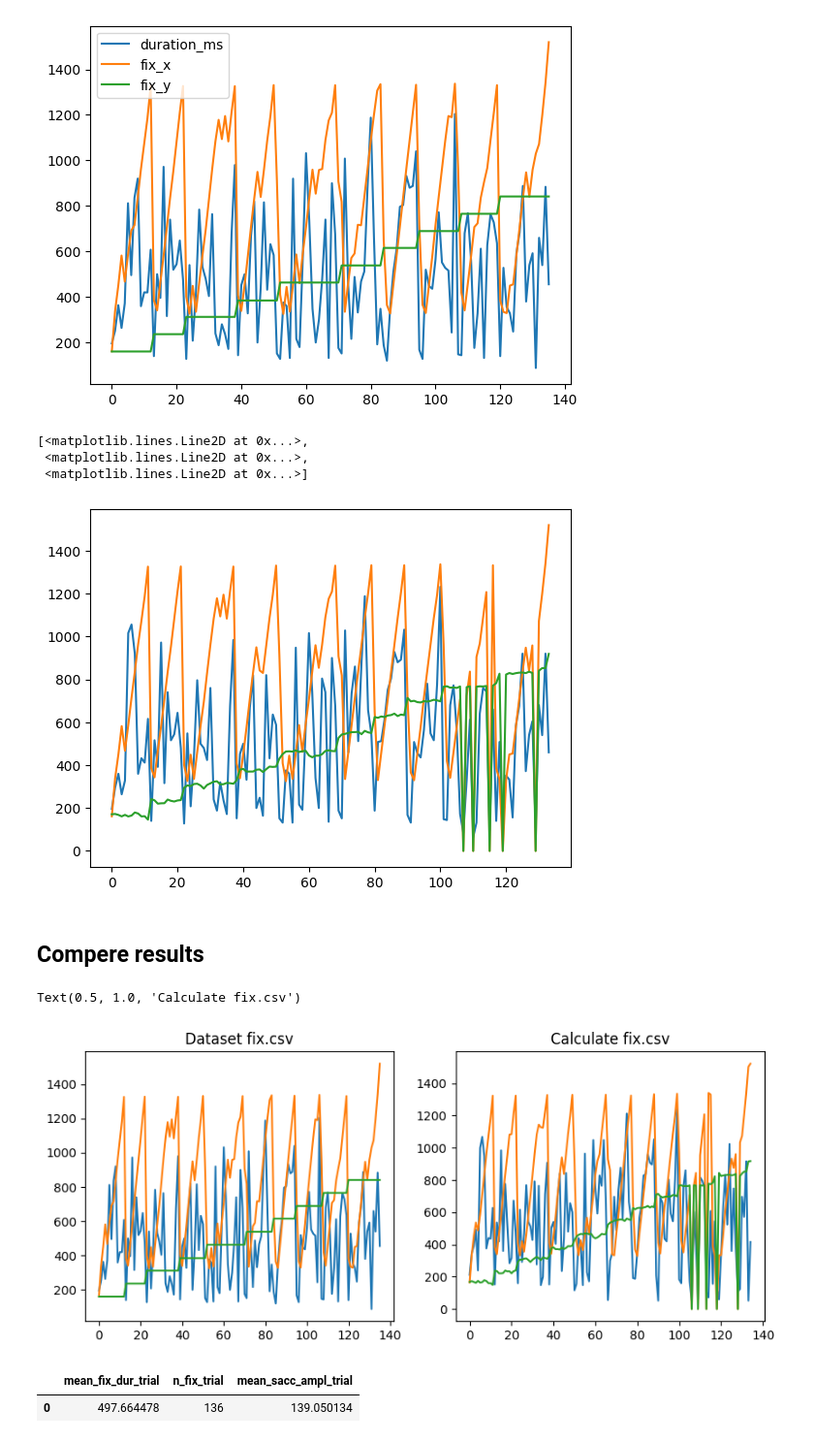
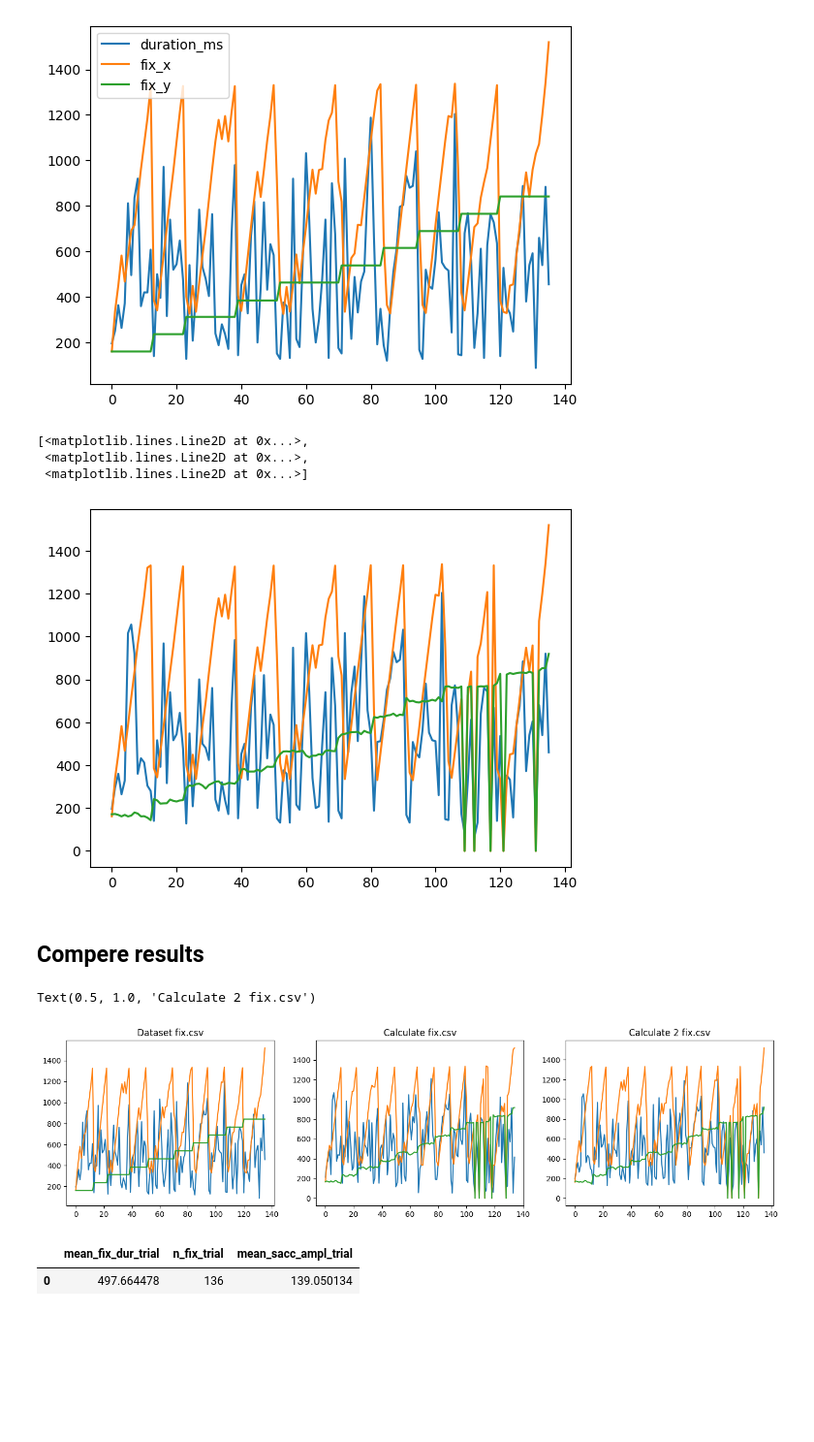
Before and after one commit to Maelle05/DyslexIA, a Jupyter notebook: preprocessing-row-metrics-fix/test.ipynb, the cells around one changed output. Shown at 97% size. Saved outputs shown, nothing was run; the diff lists cells and outputs as text; code cells hidden in the pictures; blank space fills up the shorter version.

```diff
--- a/preprocessing-row-metrics-fix/test.ipynb
+++ b/preprocessing-row-metrics-fix/test.ipynb
@@ -192,6 +210,8 @@ MIN_FIX_MS   = 40
 SCREEN_X     = 1920
 SCREEN_Y     = 1080
 MISSING_VAL  = -32768
+MAX_MERGE_DIST = 30
+MAX_MERGE_DIST = 30
 # %%
 def run_i2mc(raw_df):
     gaze = pd.DataFrame({
@@ -208,33 +228,38 @@ def run_i2mc(raw_df):
         'missingx'    : MISSING_VAL,
         'missingy'    : MISSING_VAL,
         'minFixDur'   : MIN_FIX_MS,
-        'maxMergeDist': 30,
-        'maxMergeTime': 30,
+        'maxMergeDist': MAX_MERGE_DIST,
+        'maxMergeTime': MAX_MERGE_DIST,
     }
     result = I2MC.I2MC(gaze, options, logging=False)
 
     fix, _, _ = result
     return fix
 # %%
-plt.plot(pd.DataFrame(run_i2mc(df_row))[['dur', 'xpos', 'ypos']])
+df_fix_create_i2mc = pd.DataFrame(run_i2mc(df_row))[['dur', 'xpos', 'ypos']]
+df_fix_create_i2mc = df_fix_create_i2mc.rename(columns={"dur": "duration_ms", "xpos": "fix_x", "ypos": "fix_y"})
+plt.plot(df_fix_create_i2mc)
 # %% [output]
 [<matplotlib.lines.Line2D at 0x...>,
  <matplotlib.lines.Line2D at 0x...>,
  <matplotlib.lines.Line2D at 0x...>]
-[figure, old version]
+[figure, new version]
 # %% [markdown]
 ## Compere results
 # %%
-fig, ax = plt.subplots(1, 2, figsize=(10, 4))
+fig, ax = plt.subplots(1, 3, figsize=(17, 4))
 
 ax[0].plot(df_fix)
 ax[0].set_title("Dataset fix.csv")
 
 ax[1].plot(df_fix_create)
 ax[1].set_title("Calculate fix.csv")
+
+ax[2].plot(df_fix_create_i2mc)
+ax[2].set_title("Calculate 2 fix.csv")
 # %% [output]
-Text(0.5, 1.0, 'Calculate fix.csv')
+Text(0.5, 1.0, 'Calculate 2 fix.csv')
-[figure, old version]
+[figure, new version]
 # %%
 df_metrics.head(1)
 # %% [output]
```
Also changed, not shown: parts of 9 cells of this notebook, 2 other files.
